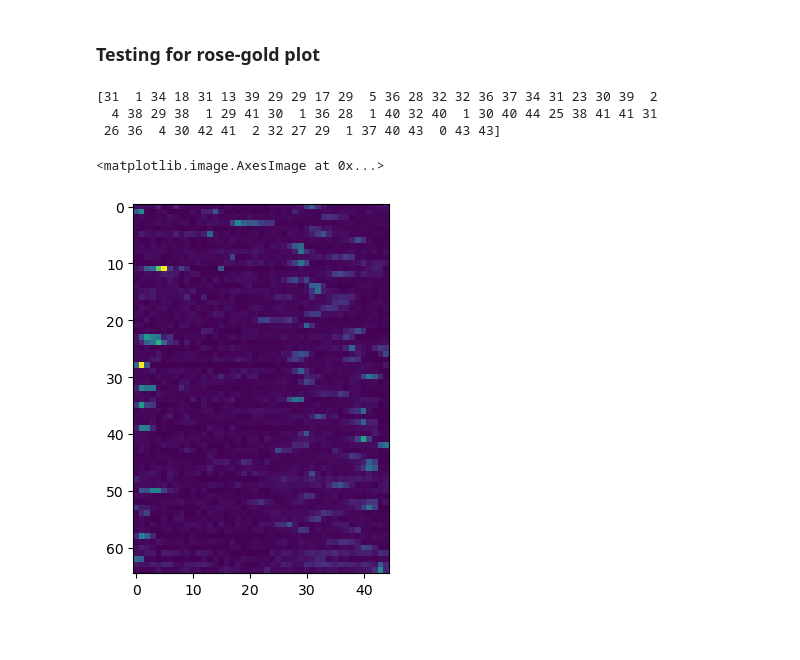
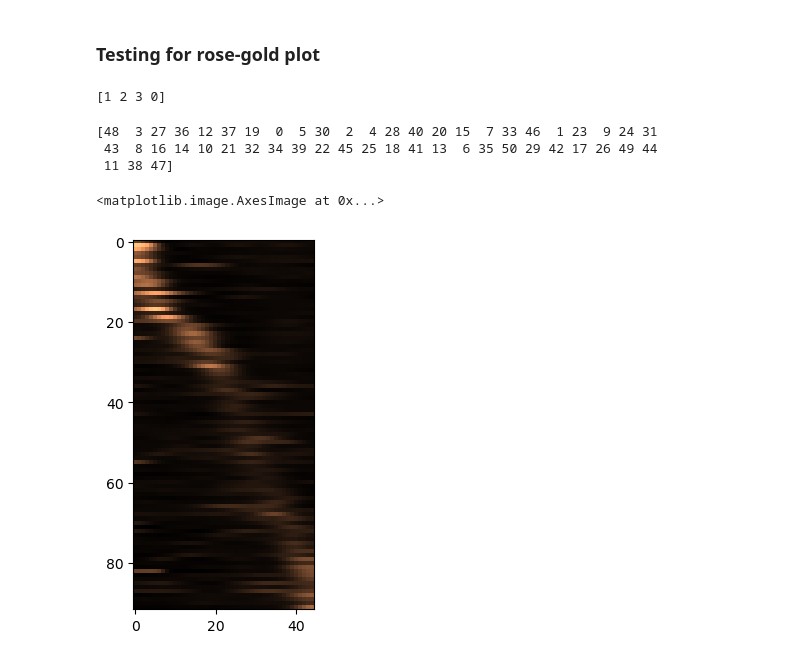
Before and after one commit to tarek-soubra/place-cell-project, a Jupyter notebook: explorev2.ipynb, the cells around one changed output. Cells and saved outputs as stored; diff of their text form; code cells hidden in the pictures.

Commit message:
added code for rest of rose-gold plot, entire 5x5 grid not plotted

```diff
--- a/explorev2.ipynb
+++ b/explorev2.ipynb
@@ -51,7 +51,8 @@ deconvTraces = read_nwbfile.processing["ophys"]["Fluorescence"]["Deconvolved"].d
 31932 frames x 2050 neurons
 # %%
 # information of start time for every trial
-tstartData = read_nwbfile.processing["behavior"]["BehavioralTimeSeries"]["tstart"].data[()]
+tstartData = read_nwbfile.processing["behavior"]["BehavioralTimeSeries"]["tstart"].data
+print(type(deconvTraces))
 nTrials = int(sum(tstartData))
 print("Number of trials for this session is: ", nTrials)
 
@@ -476,7 +478,7 @@ def positionalBinVec3(datablocks, posblocks): # This positional binning function
         # Array of indices indicating which bin each timepoint belongs to, and count of how many elements per bin
         binInds = np.digitize(posblocks[i],bins) - 1
         counterMat[i,:] = np.histogram(posblocks[i],bins)[0]
-        tempAcc = np.zeros_like(len(bins)-1)
+#         tempAcc = np.zeros_like(len(bins)-1)
 
         # accumulate all values in bin
         np.add.at(accResp[i,:,:], binInds, datablocks[i][:])
@@ -539,17 +573,28 @@ avgAct4_placeCells0 = np.sum(df[base4,:,:], axis = 0) / np.sum(occp[base4,:], ax
 # %% [markdown]
 ### Testing for rose-gold plot
+# %%
+testarray = np.array([ 3, 2, 2, 2])
+idxarray = [1,2,3,0]
+print(np.argsort(testarray))
+# %% [output]
+[1 2 3 0]
 # %%
 df_0 = df[:,:,placeCells_morph0]
 base0 = np.where(baseMorphList == 0   )[0]
 avgAct0_placeCells0 = np.sum(df_0[base0,:,:], axis = 0) / np.sum(occp[base0,:], axis = 0).reshape(45,1)
 
-print(np.argmax(avgAct0_placeCells0,axis=0))
+print(np.argsort(np.argmax(avgAct1_placeCells1,axis=0)))
 
-plt.imshow(np.transpose(avgAct0_placeCells0))
+cellsToPlot = np.transpose(avgAct4_placeCells3[:,np.argsort(np.argmax(avgAct3_placeCells3,axis=0))])
+plt.imshow(figsmooth(cellsToPlot,[0,3]),cmap='copper')
+# plt.imshow(cellsToPlot,cmap='copper')
+
 # print(np.shape(base0))
+# The goal: list of size nCellsx1, containing number indicating which row should be plotted first
+# based on where the peak occurs. e.g. if 4th row is to be plotted first => [4,3,2,1]
 # %% [output]
-[31  1 34 18 31 13 39 29 29 17 29  5 36 28 32 32 36 37 34 31 23 30 39  2
-  4 38 29 38  1 29 41 30  1 36 28  1 40 32 40  1 30 40 44 25 38 41 41 31
- 26 36  4 30 42 41  2 32 27 29  1 37 40 43  0 43 43]
+[48  3 27 36 12 37 19  0  5 30  2  4 28 40 20 15  7 33 46  1 23  9 24 31
+ 43  8 16 14 10 21 32 34 39 22 45 25 18 41 13  6 35 50 29 42 17 26 49 44
+ 11 38 47]
 <matplotlib.image.AxesImage at 0x...>
-[figure, old version]
+[figure, new version]
```
Also changed, not shown: parts of 5 cells of this notebook.
